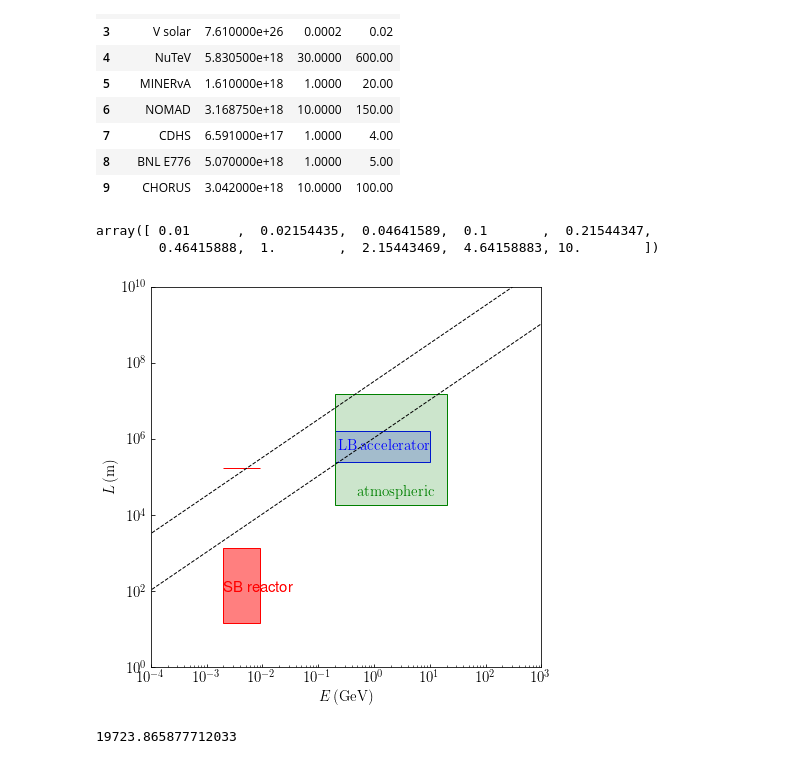
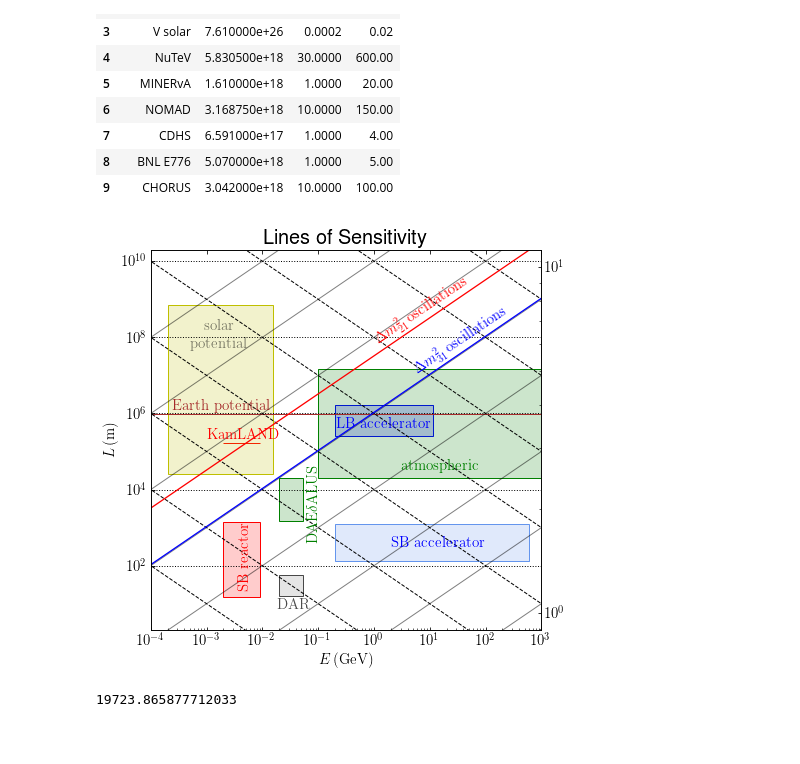
Before and after one commit to jsdiazpo/Physics-Digressions, a Jupyter notebook: Neutrino-Sensitivity-Lorentz-Violation.ipynb, the cells around one changed output. Saved outputs shown, nothing was run; the diff lists cells and outputs as text; code cells hidden in the pictures; blank space fills up the shorter version.

```diff
--- a/Neutrino-Sensitivity-Lorentz-Violation.ipynb
+++ b/Neutrino-Sensitivity-Lorentz-Violation.ipynb
@@ -33,58 +37,100 @@ from matplotlib.colors import to_rgba
-# %%
-# np.logspace(0.1, 10, 20)
-np.logspace(-2, 1, 10)
-# %% [output]
-array([ 0.01      ,  0.02154435,  0.04641589,  0.1       ,  0.21544347,
-        0.46415888,  1.        ,  2.15443469,  4.64158883, 10.        ])
 # %%
 fig, ax = plt.subplots()
 fig.set_size_inches(7, 7)
+ax.set_title('Lines of Sensitivity', fontsize=20)
 Emin, Emax = 1e-4, 1e3
+Lmin, Lmax = 2, 2e10
 E = np.logspace(np.log(Emin), np.log(Emax), 20)
 # ax.xaxis.set_tick_params(labelsize=15)
+ax.tick_params(top=True, right=True)
 ax.tick_params(axis="x", direction='in', which='both', labelsize=15)
 ax.tick_params(axis="y", direction='in', which='both', labelsize=15)
 # ax.yaxis.set_tick_params(labelsize=15)
 ax.set_xscale('log')
 ax.set_yscale('log')
 ax.set_xlim(Emin, Emax)
 ax.set_xlabel('$E \,\mathrm{(GeV)}$', fontsize=15)
-ax.set_ylim(1, 1e10)
+ax.set_ylim(Lmin, Lmax)
 ax.set_ylabel('$L \,\mathrm{(m)}$', fontsize=15)
+
+ax2 = ax.twinx()
+# function for top-axis values
+def right_ticks(x):
+#     v = x
+    return [f'{float(z)*5.07e15:.0f}' for z in x]
+# ax2.set_ylim(ax.get_ylim())
+ax2.set_yticks(ax.get_yticks())
+ax2.set_yscale('log')
+ax2.tick_params(axis="y", direction='in', which='both', labelsize=15)
+# ax2.yaxis.set_major_locator(FixedLocator(right_ticks(ax.get_yticks())))
+# ax2.set_yticklabels(right_ticks(ax.get_yticks()))
+# ax2.set_xticklabels(['1.5', '2.0', '2.5', '3.0'])
 
 # ax.set_ylim(1e16, 1e28)
 # ax.set_ylabel('$L \,\mathrm{(GeV}^{-1}$)', fontsize=15)
 
 # SB reactor
-rect = patches.Rectangle((2e-3, 15), 7e-3, 1380-15, linewidth=1, edgecolor=to_rgba('red', 1), facecolor=to_rgba('red', 0.5))
+rect = patches.Rectangle((2e-3, 15), 7e-3, 1380-15, linewidth=1, edgecolor=to_rgba('red', 1), facecolor=to_rgba('red', 0.2))
 ax.add_patch(rect)
-ax.text(2e-3, 100, '$\mbox{SB reactor}$', color='r', fontsize=15)
+ax.text(3.5e-3, 600, '$\mathrm{SB\,\,reactor}$', color='r', fontsize=15, rotation=90)
 # KamLAND
 rect = patches.Rectangle((2e-3, 170e3), 7e-3, 170, linewidth=1, edgecolor=to_rgba('red', 1), facecolor=to_rgba('red', 0.5))
 ax.add_patch(rect)
+ax.text(1e-3, 200e3, '$\mathrm{KamLAND}$', color='r', fontsize=15)
 
 # SB accelerator
+rect = patches.Rectangle((0.2, 130), 600, 1150, linewidth=1, edgecolor=to_rgba('cornflowerblue', 1), facecolor=to_rgba('cornflowerblue', 0.2))
+ax.add_patch(rect)
+ax.text(2, 3e2, '$\mathrm{SB\,\,accelerator}$', color='b', fontsize=15)
 
 # LB accelerator
-rect = patches.Rectangle((0.2, 250e3), 10, 1380e3, linewidth=1, edgecolor=to_rgba('blue', 1), facecolor=to_rgba('blue', 0.2))
+rect = patches.Rectangle((0.2, 250e3), 11, 1380e3, linewidth=1, edgecolor=to_rgba('blue', 1), facecolor=to_rgba('blue', 0.2))
 ax.add_patch(rect)
-ax.text(0.23, 5e5, '$\mathrm{LB\,accelerator}$', color='b', fontsize=15)
+ax.text(0.21, 4e5, '$\mathrm{LB\,\,accelerator}$', color='b', fontsize=15)
 
 # atmospheric
-rect = patches.Rectangle((0.2, 18e3), 20, 15e6, linewidth=1, edgecolor=to_rgba('g', 1), facecolor=to_rgba('g', 0.2))
+rect = patches.Rectangle((0.1, 20e3), 10e3, 15e6, linewidth=1, edgecolor=to_rgba('g', 1), facecolor=to_rgba('g', 0.2))
 ax.add_patch(rect)
-ax.text(0.5, 3e4, '$\mathrm{atmospheric}$', color='g', fontsize=15)
+ax.text(3, 3e4, '$\mathrm{atmospheric}$', color='g', fontsize=15)
+
+# Daedalus
+rect = patches.Rectangle((0.02, 1.5e3), 0.033, 18.5e3, linewidth=1, edgecolor=to_rgba('g', 1), facecolor=to_rgba('g', 0.2))
+ax.add_patch(rect)
+ax.text(0.06, 2e4, '$\mathrm{DAE}\delta\mathrm{ALUS}$', color='g', fontsize=15, rotation=90)
+
+# IsoDAR/KARMEN/LSND
+rect = patches.Rectangle((0.02, 16), 0.033, 60-18, linewidth=1, edgecolor=to_rgba('k', 0.7), facecolor=to_rgba('gray', 0.2))
+ax.add_patch(rect)
+ax.text(0.018, 7, '$\mathrm{DAR}$', color='k', alpha=0.7, fontsize=15, rotation=0)
+
+
+# Solar potential
+rect = patches.Rectangle((0.2e-3, 25e3), 15e-3, 696340e3, linewidth=1, edgecolor=to_rgba('y', 1), facecolor=to_rgba('y', 0.2))
+ax.add_patch(rect)
+ax.text(0.9e-3, 1.5e8, '$\mathrm{solar}$', color='k', alpha=0.5, fontsize=15)
+ax.text(0.5e-3, 5e7, '$\mathrm{potential}$', color='k', alpha=0.5, fontsize=15)
+
+# Earth potential
+rect = patches.Rectangle((Emin, 9.4e5), Emax, 1.2e4, linewidth=1, edgecolor=to_rgba('brown', 1), facecolor=to_rgba('brown', 0.2))
+ax.add_patch(rect)
+ax.text(2.4e-4, 1.2e6, '$\mathrm{Earth\,\,potential}$', color='brown', fontsize=15)
+
 
 # ax.plot([df_nu['Emin'][idx], df_nu['Emax'][idx]], [df_nu['baseline'][idx], df_nu['baseline'][idx]], 'k-', linewidth=1);
 
-# for idx in range(len(df_nu)):
-#     ax.plot([df_nu['Emin'][idx], df_nu['Emax'][idx]], [df_nu['baseline'][idx], df_nu['baseline'][idx]], 'k-', linewidth=1);
+for idx in range(-6, 3):
+    ax.plot(E, np.ones(len(E))*1/(10**(2*idx)), 'k--', linewidth=1, linestyle='dotted')
+for idx in range(-6, 3):
+    ax.plot(E, 1/(E*10**(2*idx)), 'k--', linewidth=1, linestyle='dashed')
+    ax.plot(E, E/(10**(2*idx)), 'k-', alpha=0.5, linewidth=1)
 
-ax.plot(E, np.pi*1e3*E/(1.27*7.59e-5), 'k--', linewidth=1)
-ax.plot(E, np.pi*1e3*E/(1.27*2.32e-3), 'k--', linewidth=1);
-# fig.savefig('plots/LE_plot.pdf', bbox_inches='tight')
+ax.text(1, 1.8e9, '$\Delta m^2_{21}\,\mathrm{oscillations}$', color='r', fontsize=15, rotation=34)
+ax.text(5, 3e8, '$\Delta m^2_{31}\,\mathrm{oscillations}$', color='b', fontsize=15, rotation=34)
+ax.plot(E, np.pi*1e3*E/(1.27*7.59e-5), 'r-', linewidth=1.3)
+ax.plot(E, np.pi*1e3*E/(1.27*2.32e-3), 'b-', linewidth=1.3);
+fig.savefig('plots/LE_plot.pdf', bbox_inches='tight')
 # %% [output]
-[figure, old version]
+[figure, new version]
 # %%
 to_m = 1/5.07e15
 # %%
```
Also changed, not shown: parts of 8 cells of this notebook.
